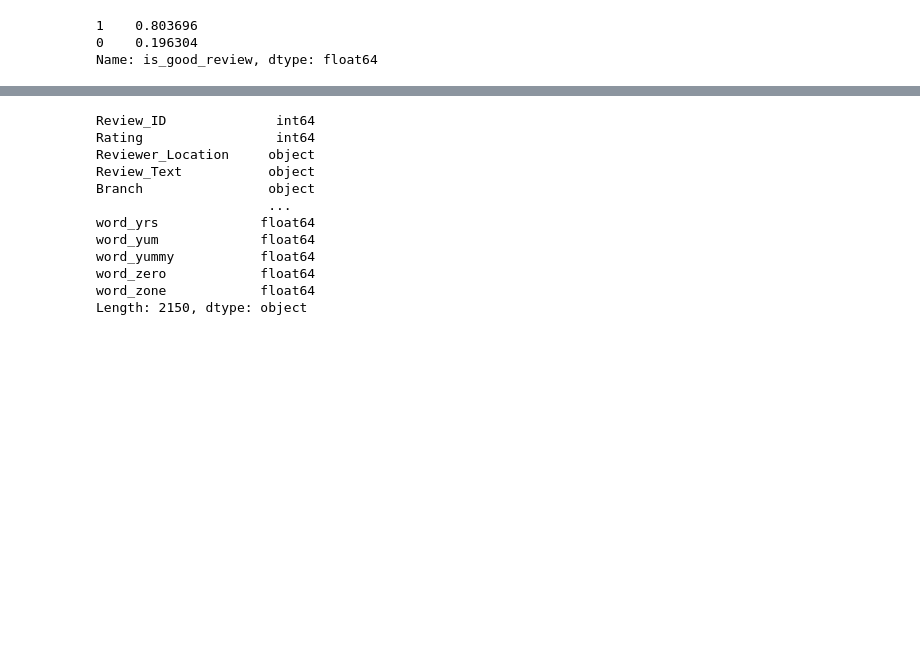
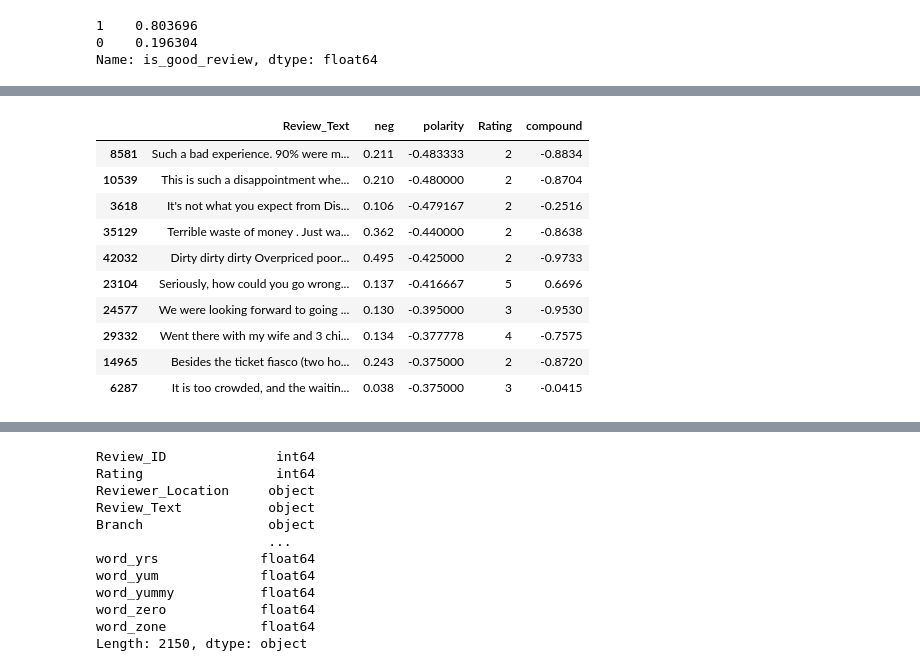
Before and after one commit to katrinan029/machine-learning-project, a Jupyter notebook: main_code_development.ipynb, the cells around one changed output, grey strips where cells are left out. Cells and saved outputs as stored; diff of their text form; code cells hidden in the pictures; blank space fills up the shorter version.

```diff
--- a/main_code_development.ipynb
+++ b/main_code_development.ipynb
@@ -290,3 +272,17 @@ reviews_df[reviews_df["words"] >= 5].sort_values("neg", ascending = False)[["Rev
+# %%
+reviews_df[reviews_df["words"] >= 5].sort_values("polarity", ascending = True)[["Review_Text", "neg", "polarity", "Rating", "compound"]].head(10)
+# %% [output]
+|  | Review_Text | neg | polarity | Rating | compound |
+| 8581 | Such a bad experience. 90% were m... | 0.211 | -0.483333 | 2 | -0.8834 |
+| 10539 | This is such a disappointment whe... | 0.210 | -0.480000 | 2 | -0.8704 |
+| 3618 | It's not what you expect from Dis... | 0.106 | -0.479167 | 2 | -0.2516 |
+| 35129 | Terrible waste of money . Just wa... | 0.362 | -0.440000 | 2 | -0.8638 |
+| 42032 | Dirty dirty dirty Overpriced poor... | 0.495 | -0.425000 | 2 | -0.9733 |
+| 23104 | Seriously, how could you go wrong... | 0.137 | -0.416667 | 5 | 0.6696 |
+| 24577 | We were looking forward to going ... | 0.130 | -0.395000 | 3 | -0.9530 |
+| 29332 | Went there with my wife and 3 chi... | 0.134 | -0.377778 | 4 | -0.7575 |
+| 14965 | Besides the ticket fiasco (two ho... | 0.243 | -0.375000 | 2 | -0.8720 |
+| 6287 | It is too crowded, and the waitin... | 0.038 | -0.375000 | 3 | -0.0415 |
 # %%
 # plot sentiment distribution for positive and negative reviews
 
```
Also changed, not shown: parts of 21 cells of this notebook, 3 other files.
